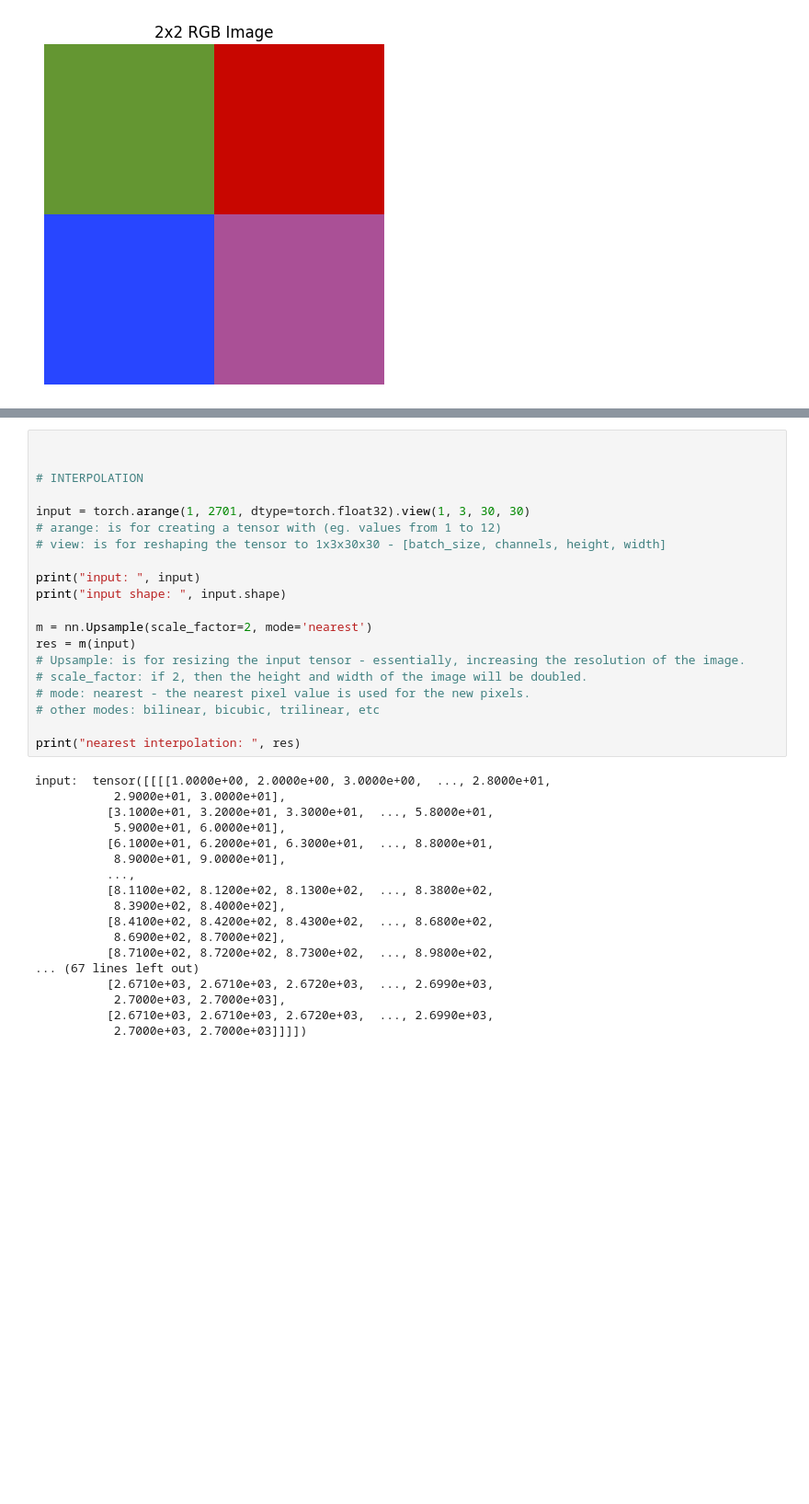
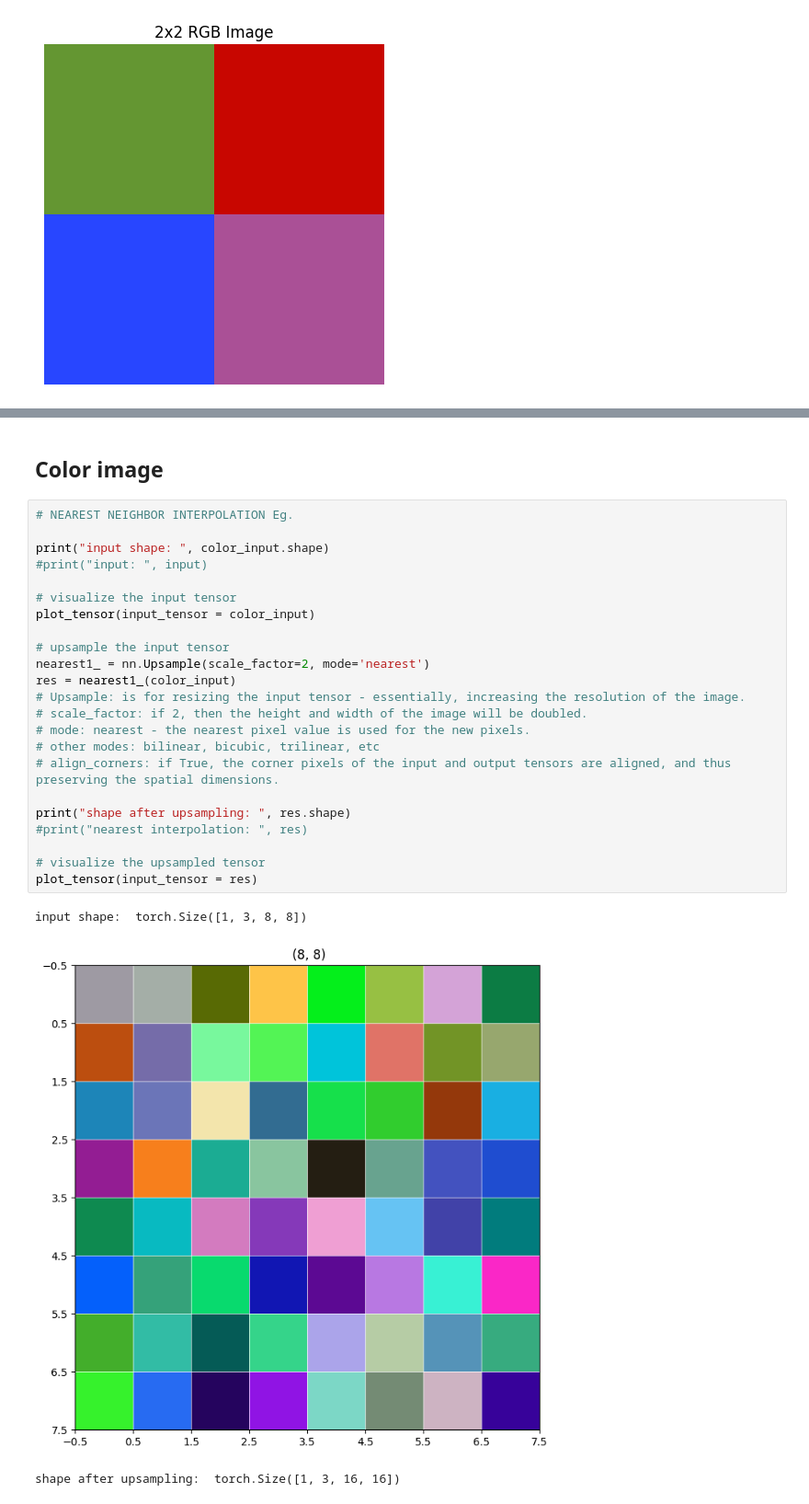
Before and after one commit to kruthi-sb/yolov5_from_scratch, a Jupyter notebook: experiment.ipynb, the cells around one changed output, grey strips where cells are left out. Shown at 92% size. Cells and saved outputs as stored; diff of their text form; blank space fills up the shorter version.

```diff
--- a/experiment.ipynb
+++ b/experiment.ipynb
@@ -42,38 +80,29 @@ def plot_tensor(input):
+# %% [markdown]
+## Color image
 # %%
+# NEAREST NEIGHBOR INTERPOLATION Eg.
 
+print("input shape: ", color_input.shape)
+#print("input: ", input)
 
-# INTERPOLATION
+# visualize the input tensor
+plot_tensor(input_tensor = color_input)
 
-input = torch.arange(1, 2701, dtype=torch.float32).view(1, 3, 30, 30)
-# arange: is for creating a tensor with (eg. values from 1 to 12)
-# view: is for reshaping the tensor to 1x3x30x30 - [batch_size, channels, height, width]
-
-print("input: ", input)
-print("input shape: ", input.shape)
-
-m = nn.Upsample(scale_factor=2, mode='nearest')
-res = m(input)
+# upsample the input tensor
+nearest1_ = nn.Upsample(scale_factor=2, mode='nearest')
+res = nearest1_(color_input)
 # Upsample: is for resizing the input tensor - essentially, increasing the resolution of the image.
 # scale_factor: if 2, then the height and width of the image will be doubled.
 # mode: nearest - the nearest pixel value is used for the new pixels.
 # other modes: bilinear, bicubic, trilinear, etc
+# align_corners: if True, the corner pixels of the input and output tensors are aligned, and thus preserving the spatial dimensions.
 
-print("nearest interpolation: ", res)
+print("shape after upsampling: ", res.shape)
+#print("nearest interpolation: ", res)
+
+# visualize the upsampled tensor
+plot_tensor(input_tensor = res)
 # %% [output]
-input:  tensor([[[[1.0000e+00, 2.0000e+00, 3.0000e+00,  ..., 2.8000e+01,
-           2.9000e+01, 3.0000e+01],
-          [3.1000e+01, 3.2000e+01, 3.3000e+01,  ..., 5.8000e+01,
-           5.9000e+01, 6.0000e+01],
-          [6.1000e+01, 6.2000e+01, 6.3000e+01,  ..., 8.8000e+01,
-           8.9000e+01, 9.0000e+01],
-          ...,
-          [8.1100e+02, 8.1200e+02, 8.1300e+02,  ..., 8.3800e+02,
-           8.3900e+02, 8.4000e+02],
-          [8.4100e+02, 8.4200e+02, 8.4300e+02,  ..., 8.6800e+02,
-           8.6900e+02, 8.7000e+02],
-          [8.7100e+02, 8.7200e+02, 8.7300e+02,  ..., 8.9800e+02,
-... (67 lines left out)
-          [2.6710e+03, 2.6710e+03, 2.6720e+03,  ..., 2.6990e+03,
-           2.7000e+03, 2.7000e+03],
-          [2.6710e+03, 2.6710e+03, 2.6720e+03,  ..., 2.6990e+03,
-           2.7000e+03, 2.7000e+03]]]])
+input shape:  torch.Size([1, 3, 8, 8])
+[figure, added]
+shape after upsampling:  torch.Size([1, 3, 16, 16])
```
Also changed, not shown: parts of 22 cells of this notebook, 2 other files.
